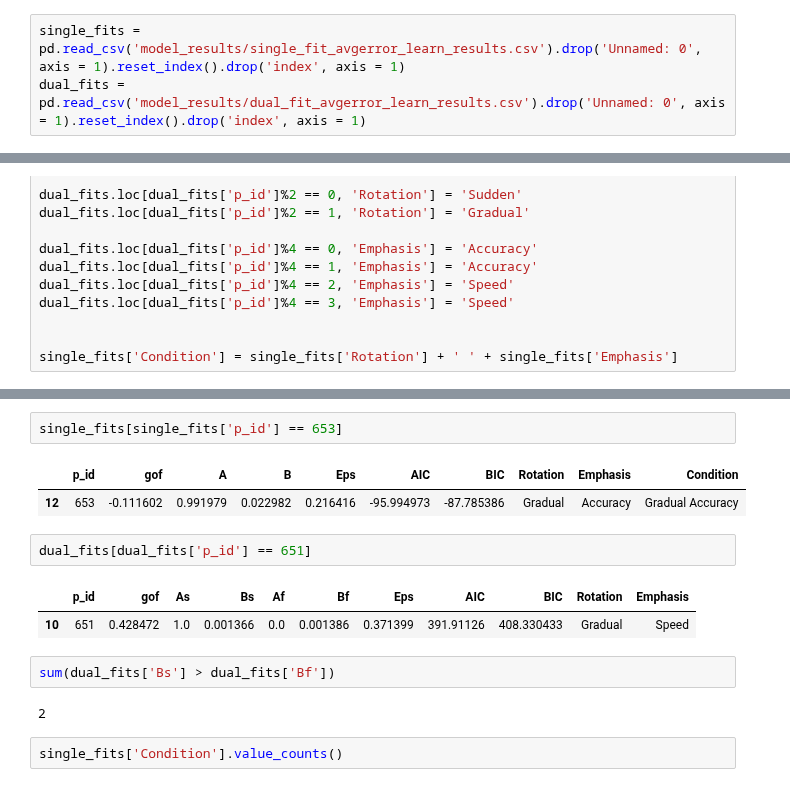
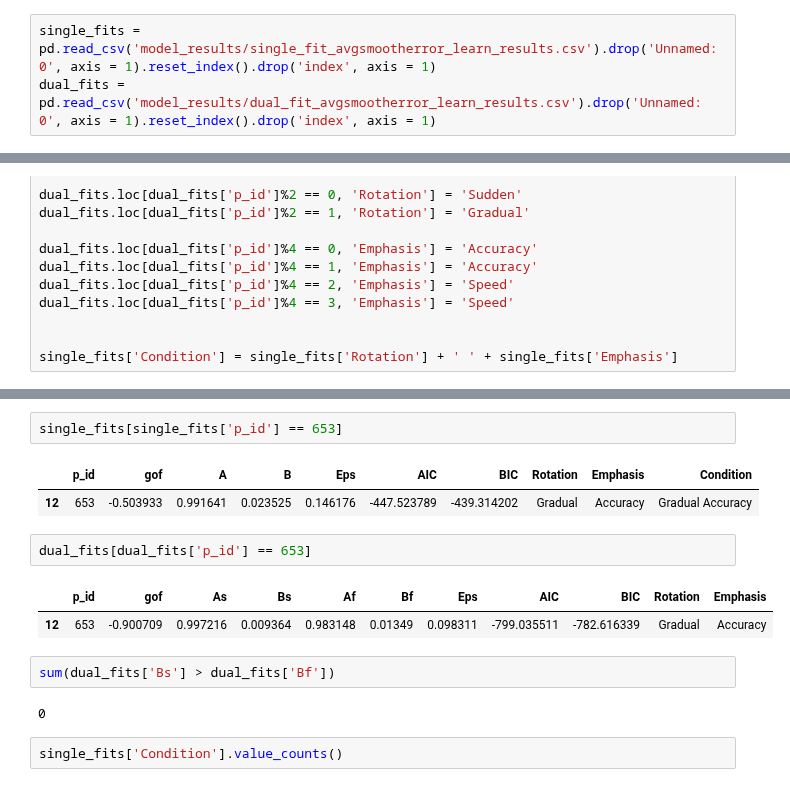
Before and after one commit to tejas-savalia/vma_behavioral, a Jupyter notebook: All experiments/feedback_aiming_unlearning/model_comparisons.ipynb, the cells around one changed output, grey strips where cells are left out. Drawn from its saved outputs; the diff is of its cells as text.

```diff
--- a/All experiments/feedback_aiming_unlearning/model_comparisons.ipynb
+++ b/All experiments/feedback_aiming_unlearning/model_comparisons.ipynb
@@ -18,8 +18,8 @@ def model_comp_pvals(N, frequencies):
 
 #     pEffect=[.75 .75 .75 .25];  #% power to detect three dual state and one single state (87% power with N=15)
 # %%
-single_fits = pd.read_csv('model_results/single_fit_avgerror_learn_results.csv').drop('Unnamed: 0', axis = 1).reset_index().drop('index', axis = 1)
-dual_fits = pd.read_csv('model_results/dual_fit_avgerror_learn_results.csv').drop('Unnamed: 0', axis = 1).reset_index().drop('index', axis = 1)
+single_fits = pd.read_csv('model_results/single_fit_avgsmootherror_learn_results.csv').drop('Unnamed: 0', axis = 1).reset_index().drop('index', axis = 1)
+dual_fits = pd.read_csv('model_results/dual_fit_avgsmootherror_learn_results.csv').drop('Unnamed: 0', axis = 1).reset_index().drop('index', axis = 1)
 # %%
 pid = 661
 dual_fits.loc[dual_fits['p_id'] == pid]
@@ -80,16 +80,16 @@ dual_fits
 single_fits[single_fits['p_id'] == 653]
 # %% [output]
 |  | p_id | gof | A | B | Eps | AIC | BIC | Rotation | Emphasis | Condition |
-| 12 | 653 | -0.111602 | 0.991979 | 0.022982 | 0.216416 | -95.994973 | -87.785386 | Gradual | Accuracy | Gradual Accuracy |
+| 12 | 653 | -0.503933 | 0.991641 | 0.023525 | 0.146176 | -447.523789 | -439.314202 | Gradual | Accuracy | Gradual Accuracy |
 # %%
-dual_fits[dual_fits['p_id'] == 651]
+dual_fits[dual_fits['p_id'] == 653]
 # %% [output]
 |  | p_id | gof | As | Bs | Af | Bf | Eps | AIC | BIC | Rotation | Emphasis |
-| 10 | 651 | 0.428472 | 1.0 | 0.001366 | 0.0 | 0.001386 | 0.371399 | 391.91126 | 408.330433 | Gradual | Speed |
+| 12 | 653 | -0.900709 | 0.997216 | 0.009364 | 0.983148 | 0.01349 | 0.098311 | -799.035511 | -782.616339 | Gradual | Accuracy |
 # %%
 sum(dual_fits['Bs'] > dual_fits['Bf'])
 # %% [output]
-2
+0
 # %%
 single_fits['Condition'].value_counts()
 # %% [output]
```
Also changed, not shown: parts of 6 cells of this notebook, 4 other files.
